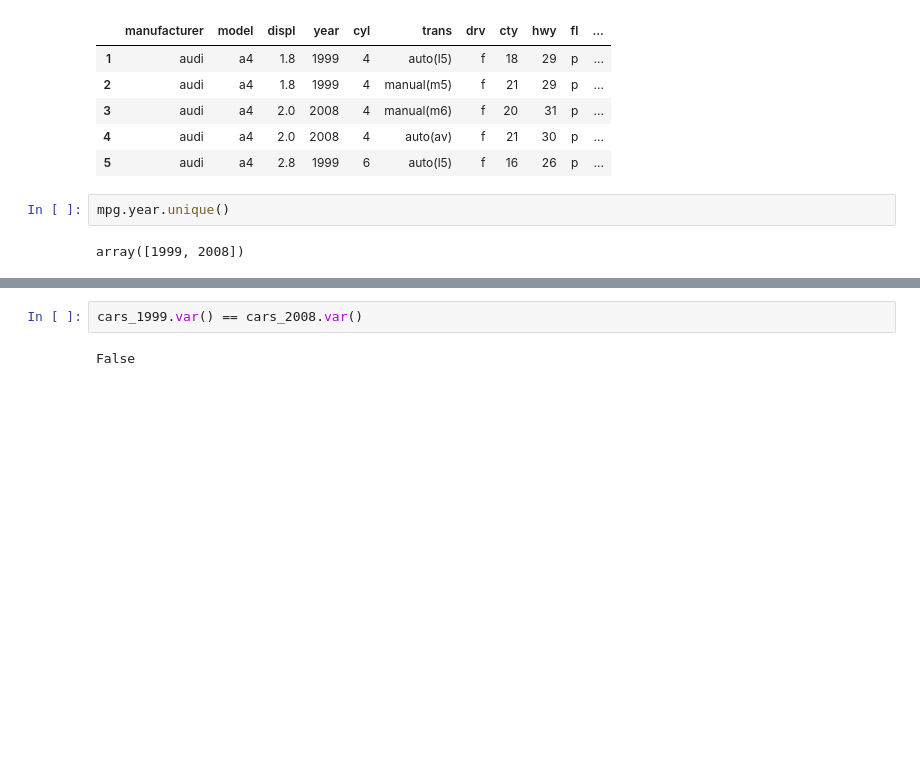
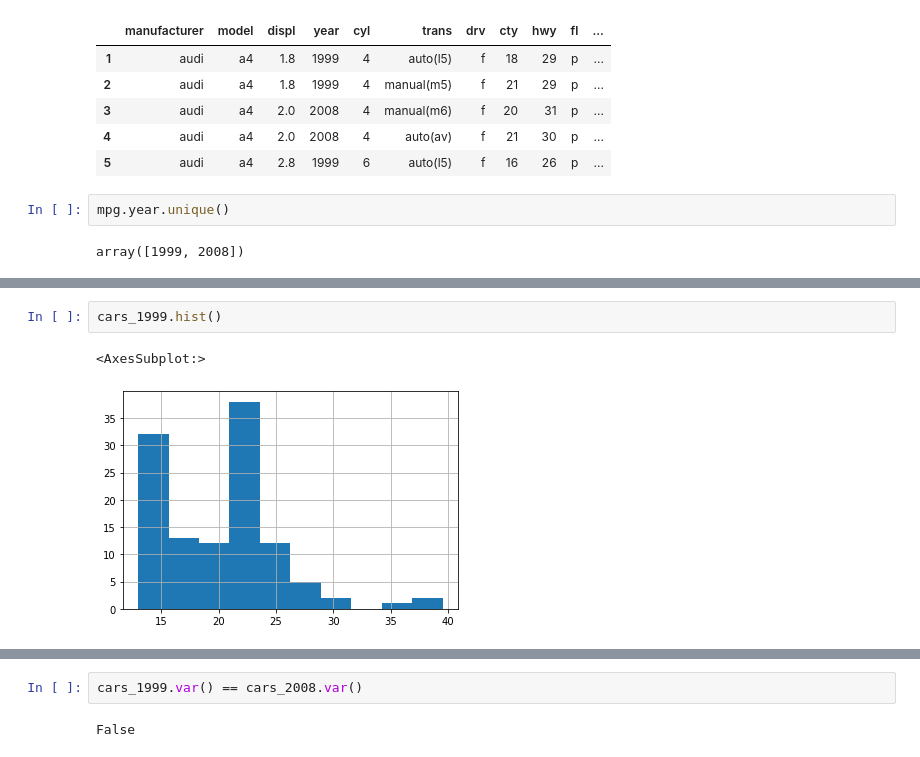
Before and after one commit to kanieladenis/statistics-exercises, a Jupyter notebook: hypothesis_testing.ipynb, the cells around one changed output, grey strips where cells are left out. Saved outputs shown, nothing was run; the diff lists cells and outputs as text; blank space fills up the shorter version.

```diff
--- a/hypothesis_testing.ipynb
+++ b/hypothesis_testing.ipynb
@@ -152 +157,6 @@ cars_1999.head()
 Name: fuel_efficiency, dtype: float64
+# %%
+cars_1999.hist()
+# %% [output]
+<AxesSubplot:>
+[figure, added]
```
Also changed, not shown: parts of 72 cells of this notebook, 1 other file.
